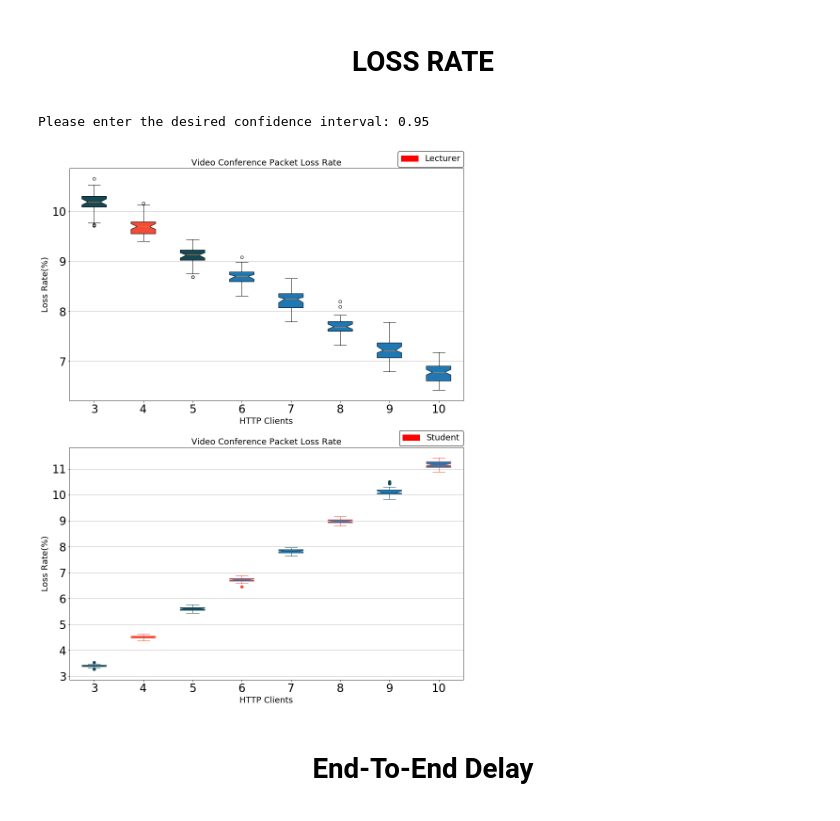
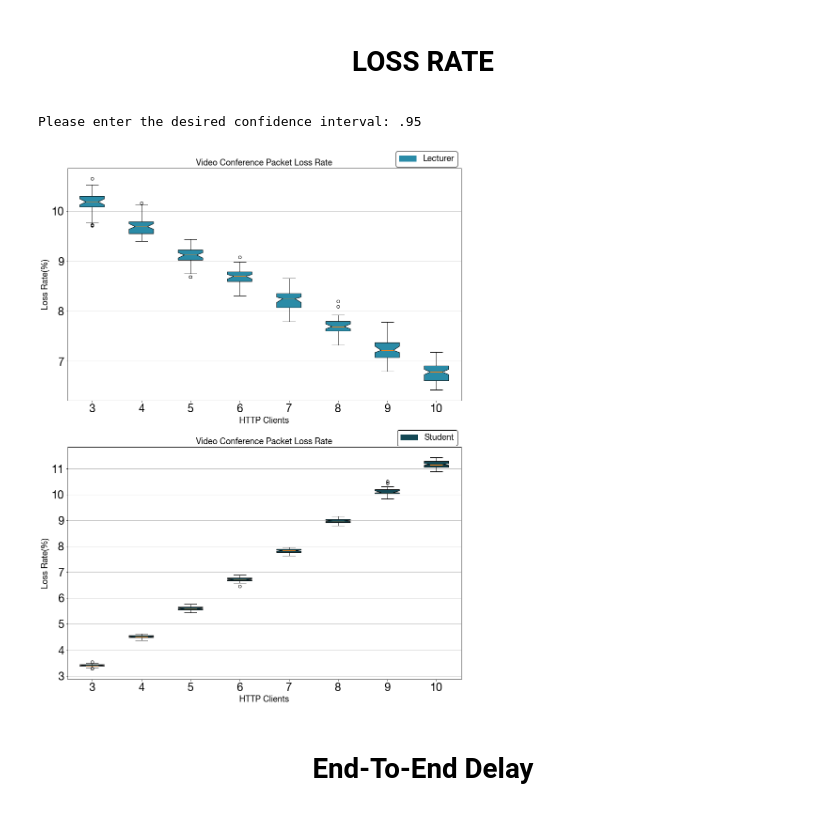
Before and after one commit to royruiz-dev/DataAutomation_SimComNets, a Jupyter notebook: SiMCN-Final-Task/SimComNet_Final-Task_Results_Analysis.ipynb, the cells around one changed output. Drawn from its saved outputs; the diff is of its cells as text; code cells hidden in the pictures.

```diff
--- a/SiMCN-Final-Task/SimComNet_Final-Task_Results_Analysis.ipynb
+++ b/SiMCN-Final-Task/SimComNet_Final-Task_Results_Analysis.ipynb
@@ -2260,18 +2260,18 @@ path = os.getcwd()
 class Result_Analysis():
 
     def read_file(self, file_number):# UPDATE file names to plot
-        dict_ = {1: 'HTTP_Clients_1_AVG_PK_LOSS_Rate.csv',
-                 2: 'HTTP_Clients_2_AVG_PK_LOSS_Rate.csv',
-                 3: 'HTTP_Clients_3_AVG_PK_LOSS_Rate.csv',
-                 4: 'VC_with_FTP_and_HTTP_AVG_PK_LOSS_Rate.csv',
-                 5: 'HTTP_Clients_5_AVG_PK_LOSS_Rate.csv',
-                 6: 'HTTP_Clients_6_AVG_PK_LOSS_Rate.csv',
-                 7: 'HTTP_Clients_7_AVG_PK_LOSS_Rate.csv',
-                 8: 'HTTP_Clients_8_AVG_PK_LOSS_Rate.csv',
-                 9: 'HTTP_Clients_9_AVG_PK_LOSS_Rate.csv',
-                 10: 'HTTP_Clients_10_AVG_PK_LOSS_Rate.csv',
-                 11: 'HTTP_Clients_11_AVG_PK_LOSS_Rate.csv',
-                 12: 'HTTP_Clients_12_AVG_PK_LOSS_Rate.csv',
+        dict_ = {1: 'Sim_Results/2000sec_50runs/1_client/HTTP_Clients_1_AVG_PK_LOSS_Rate.csv',
+                 2: 'Sim_Results/2000sec_50runs/2_client/HTTP_Clients_2_AVG_PK_LOSS_Rate.csv',
+                 3: 'Sim_Results/2000sec_50runs/3_client/HTTP_Clients_3_AVG_PK_LOSS_Rate.csv',
+                 4: 'Sim_Results/2000sec_50runs/4_client/VC_with_FTP_and_HTTP_AVG_PK_LOSS_Rate.csv',
+                 5: 'Sim_Results/2000sec_50runs/5_client/HTTP_Clients_5_AVG_PK_LOSS_Rate.csv',
+                 6: 'Sim_Results/2000sec_50runs/6_client/HTTP_Clients_6_AVG_PK_LOSS_Rate.csv',
+                 7: 'Sim_Results/2000sec_50runs/7_client/HTTP_Clients_7_AVG_PK_LOSS_Rate.csv',
+                 8: 'Sim_Results/2000sec_50runs/8_client/HTTP_Clients_8_AVG_PK_LOSS_Rate.csv',
+                 9: 'Sim_Results/2000sec_50runs/9_client/HTTP_Clients_9_AVG_PK_LOSS_Rate.csv',
+                 10: 'Sim_Results/2000sec_50runs/10_client/HTTP_Clients_10_AVG_PK_LOSS_Rate.csv',
+                 11: 'Sim_Results/2000sec_50runs/11_client/HTTP_Clients_11_AVG_PK_LOSS_Rate.csv',
+                 12: 'Sim_Results/2000sec_50runs/12_client/HTTP_Clients_12_AVG_PK_LOSS_Rate.csv',
 
                 }
         cols = ['run', 'timelimit', 'repetition', 'Module', 'Name', 'Avg_Loss_Rate']
@@ -2443,57 +2443,54 @@ while run:
                                  vert=True,  # vertical box alignment
                                  patch_artist=True,  # fill with color
                                  conf_intervals=professor_CI, # calculated CIs
                                  labels=labels)  # will be used to label x-ticks
         axes[0].set_title('Video Conference Packet Loss Rate', color = '#000000', fontsize=18)
         axes[0].set_xlabel('HTTP Clients', fontsize=18)
-        red_patch = mpatches.Patch(color='red', label='Lecturer')
+        red_patch = mpatches.Patch(color='#2a8ba7', label='Lecturer')
         axes[0].legend(handles=[red_patch], facecolor='white', framealpha=1,bbox_to_anchor=(0.823, 1.09), loc='upper left', prop={'size': 18})
         #axes[0].legend('Professor')
 
         # notch shape box plot
         bplot2 = axes[1].boxplot(all_student_data,
                                  notch=True,  # notch shape
                                  vert=True,  # vertical box alignment
                                  patch_artist=True,  # fill with color
                                  conf_intervals=student_CI, # calculated CIs
                                  labels=labels)  # will be used to label x-ticks
         axes[1].set_title('Video Conference Packet Loss Rate', color = '#000000', fontsize=18)
         axes[1].set_xlabel('HTTP Clients',fontsize=18)
-        red_patch = mpatches.Patch(color='red', label='Student')
+        red_patch = mpatches.Patch(color='#144955', label='Student')
         axes[1].legend(handles=[red_patch], facecolor='white', framealpha=1,bbox_to_anchor=(0.827, 1.09), loc='upper left', prop={'size': 18})
 
         # fill with colors
-        colors = ['#144955', '#F14C38', '#144955']
+        # Student color: #144955
+        # Professor color: #2a8ba7
+        # FTP Upload Student color: #f14c38
+        # HTTP Clients color: #50c878
+
+        prof_color = ['#2a8ba7', '#2a8ba7', '#2a8ba7', '#2a8ba7',
+                  '#2a8ba7', '#2a8ba7', '#2a8ba7', '#2a8ba7']
+        stud_color = ['#144955', '#144955', '#144955', '#144955',
+                  '#144955', '#144955', '#144955', '#144955']
+
         for bplot in (bplot1, bplot2):
-            for patch, color in zip(bplot['boxes'], colors):
-                patch.set_facecolor(color)
+            if bplot == bplot1:
+                for patch, color in zip(bplot['boxes'], prof_color):
+                    patch.set_facecolor(color)
+            else:
+                for patch, color in zip(bplot['boxes'], stud_color):
+                    patch.set_facecolor(color)
 
         # adding horizontal grid lines
         for ax in axes:
             ax.yaxis.grid(True)
             ax.set_facecolor((1, 1, 1))
-            ax.set_ylabel('Loss Rate(%)', fontsize=18)
-
-        for i, artist in enumerate(ax.artists):
-            if i % 2 == 0:
-                col = '#144955'
-            else:
-                col = '#F14C38'
-
-            # This sets the color for the main box
-            artist.set_edgecolor(col)
-            # Each box has 6 associated Line2D objects (to make the whiskers, fliers, etc.)
-            # Loop over them here, and use the same colour as above
-            for j in range(i*6,i*6+6):
-                line = ax.lines[j]
-                line.set_color(col)
-                line.set_mfc(col)
-                line.set_mec(col)
+            ax.set_ylabel('Loss Rate (%)', fontsize=18)
 
         run = False
 # %% [output]
-Please enter the desired confidence interval: 0.95
+Please enter the desired confidence interval: .95
-[figure, old version]
+[figure, new version]
 # %% [markdown]
 <center><h1>End-To-End Delay</h1></center>
 # %%
```
Also changed, not shown: parts of 1 cell of this notebook.
